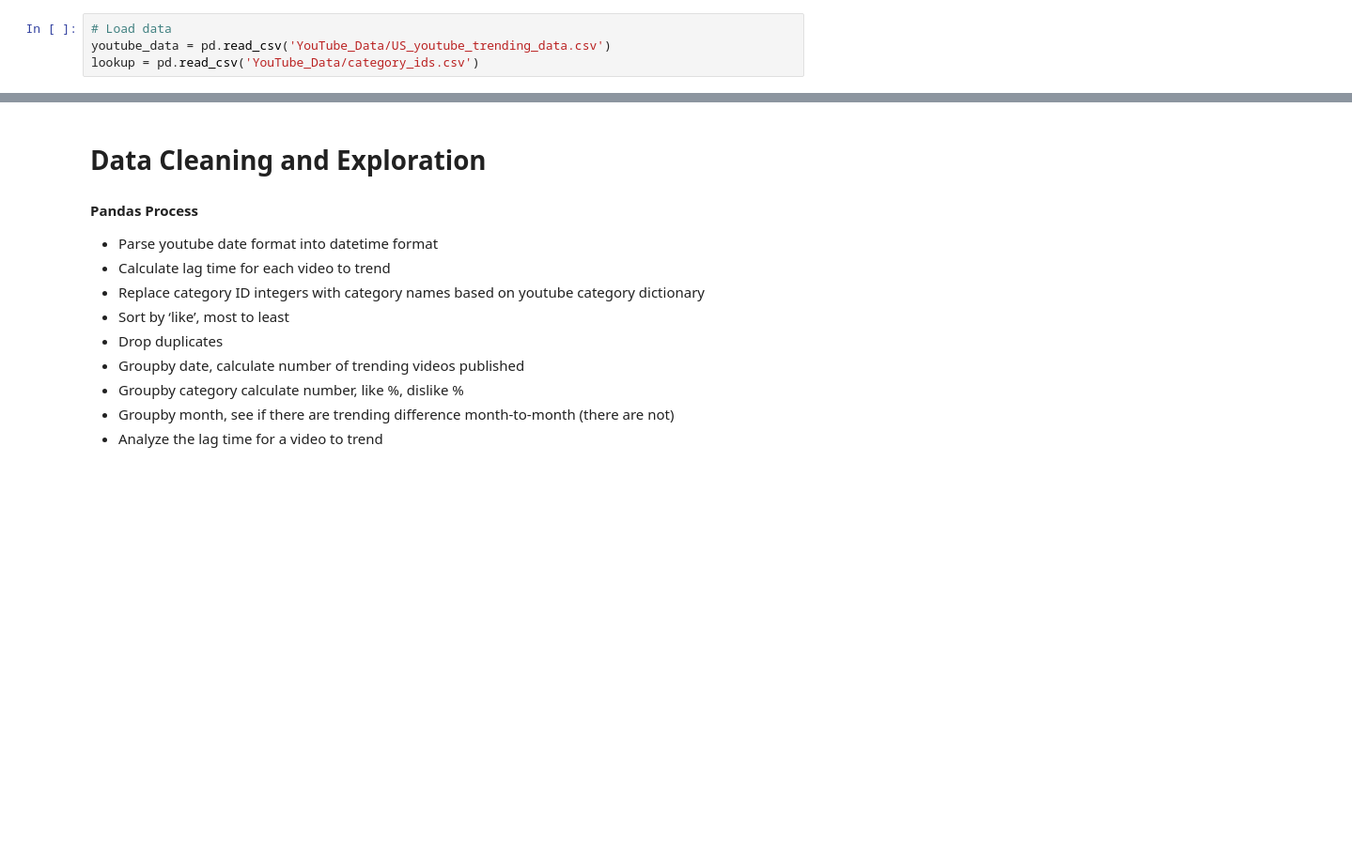
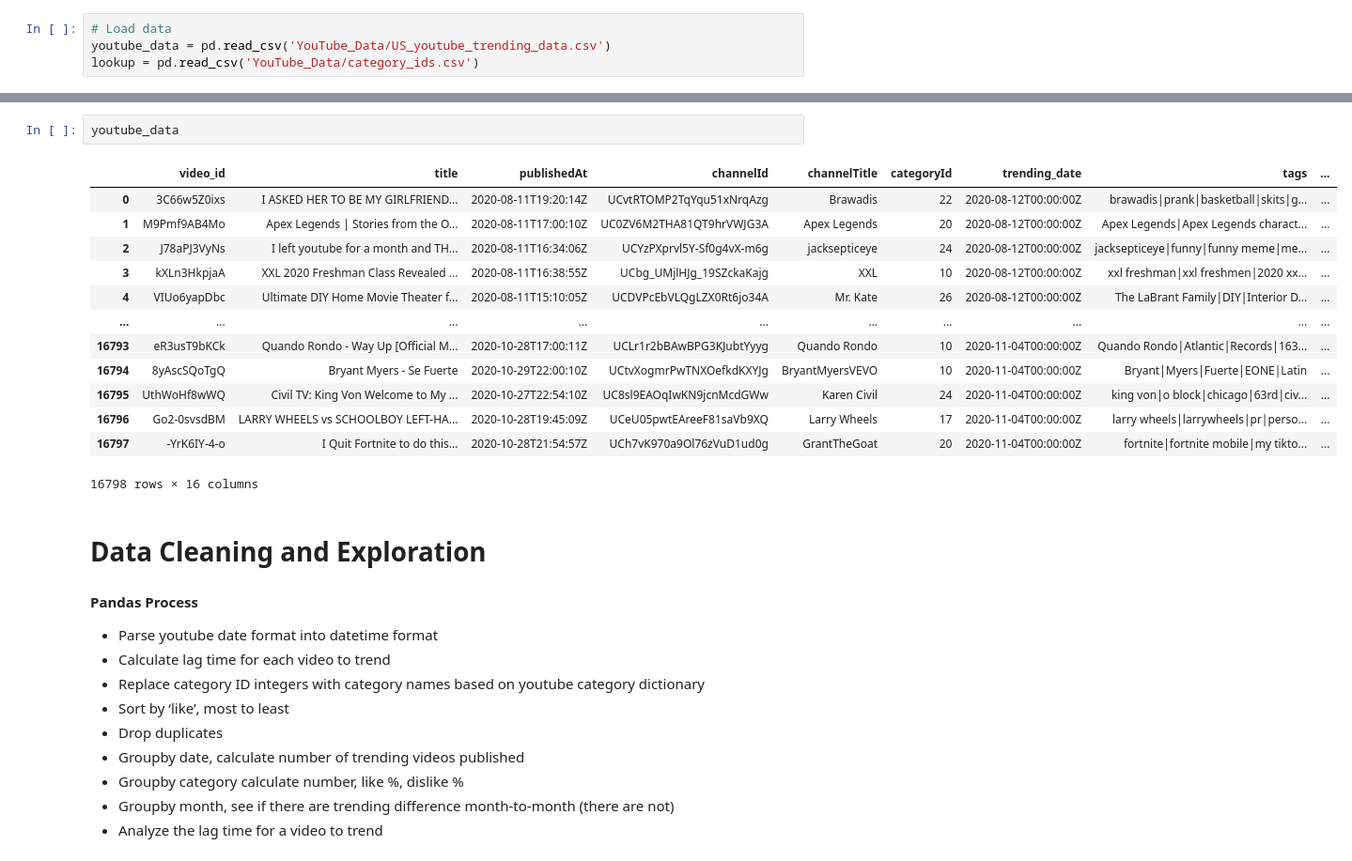
Before and after one commit to simon2383/Project-1, a Jupyter notebook: YouTube_Trend_Analysis .ipynb, the cells around one changed output, grey strips where cells are left out. Shown at 94% size. Cells and saved outputs as stored; diff of their text form; blank space fills up the shorter version.

```diff
--- a/YouTube_Trend_Analysis .ipynb
+++ b/YouTube_Trend_Analysis .ipynb
@@ -25,3 +45,19 @@ lookup = pd.read_csv('YouTube_Data/category_ids.csv')
+# %%
+youtube_data
+# %% [output]
+|  | video_id | title | publishedAt | channelId | channelTitle | categoryId | trending_date | tags | ... |
+| 0 | 3C66w5Z0ixs | I ASKED HER TO BE MY GIRLFRIEND... | 2020-08-11T19:20:14Z | UCvtRTOMP2TqYqu51xNrqAzg | Brawadis | 22 | 2020-08-12T00:00:00Z | brawadis|prank|basketball|skits|g... | ... |
+| 1 | M9Pmf9AB4Mo | Apex Legends | Stories from the O... | 2020-08-11T17:00:10Z | UC0ZV6M2THA81QT9hrVWJG3A | Apex Legends | 20 | 2020-08-12T00:00:00Z | Apex Legends|Apex Legends charact... | ... |
+| 2 | J78aPJ3VyNs | I left youtube for a month and TH... | 2020-08-11T16:34:06Z | UCYzPXprvl5Y-Sf0g4vX-m6g | jacksepticeye | 24 | 2020-08-12T00:00:00Z | jacksepticeye|funny|funny meme|me... | ... |
+| 3 | kXLn3HkpjaA | XXL 2020 Freshman Class Revealed ... | 2020-08-11T16:38:55Z | UCbg_UMjlHJg_19SZckaKajg | XXL | 10 | 2020-08-12T00:00:00Z | xxl freshman|xxl freshmen|2020 xx... | ... |
+| 4 | VIUo6yapDbc | Ultimate DIY Home Movie Theater f... | 2020-08-11T15:10:05Z | UCDVPcEbVLQgLZX0Rt6jo34A | Mr. Kate | 26 | 2020-08-12T00:00:00Z | The LaBrant Family|DIY|Interior D... | ... |
+| ... | ... | ... | ... | ... | ... | ... | ... | ... | ... |
+| 16793 | eR3usT9bKCk | Quando Rondo - Way Up [Official M... | 2020-10-28T17:00:11Z | UCLr1r2bBAwBPG3KJubtYyyg | Quando Rondo | 10 | 2020-11-04T00:00:00Z | Quando Rondo|Atlantic|Records|163... | ... |
+| 16794 | 8yAscSQoTgQ | Bryant Myers - Se Fuerte | 2020-10-29T22:00:10Z | UCtvXogmrPwTNXOefkdKXYJg | BryantMyersVEVO | 10 | 2020-11-04T00:00:00Z | Bryant|Myers|Fuerte|EONE|Latin | ... |
+| 16795 | UthWoHf8wWQ | Civil TV: King Von Welcome to My ... | 2020-10-27T22:54:10Z | UC8sl9EAOqIwKN9jcnMcdGWw | Karen Civil | 24 | 2020-11-04T00:00:00Z | king von|o block|chicago|63rd|civ... | ... |
+| 16796 | Go2-0svsdBM | LARRY WHEELS vs SCHOOLBOY LEFT-HA... | 2020-10-28T19:45:09Z | UCeU05pwtEAreeF81saVb9XQ | Larry Wheels | 17 | 2020-11-04T00:00:00Z | larry wheels|larrywheels|pr|perso... | ... |
+| 16797 | -YrK6IY-4-o | I Quit Fortnite to do this... | 2020-10-28T21:54:57Z | UCh7vK970a9Ol76zVuD1ud0g | GrantTheGoat | 20 | 2020-11-04T00:00:00Z | fortnite|fortnite mobile|my tikto... | ... |
+16798 rows × 16 columns
 # %% [markdown]
 # Data Cleaning and Exploration
 #### Pandas Process
```
Also changed, not shown: parts of 6 cells of this notebook.
